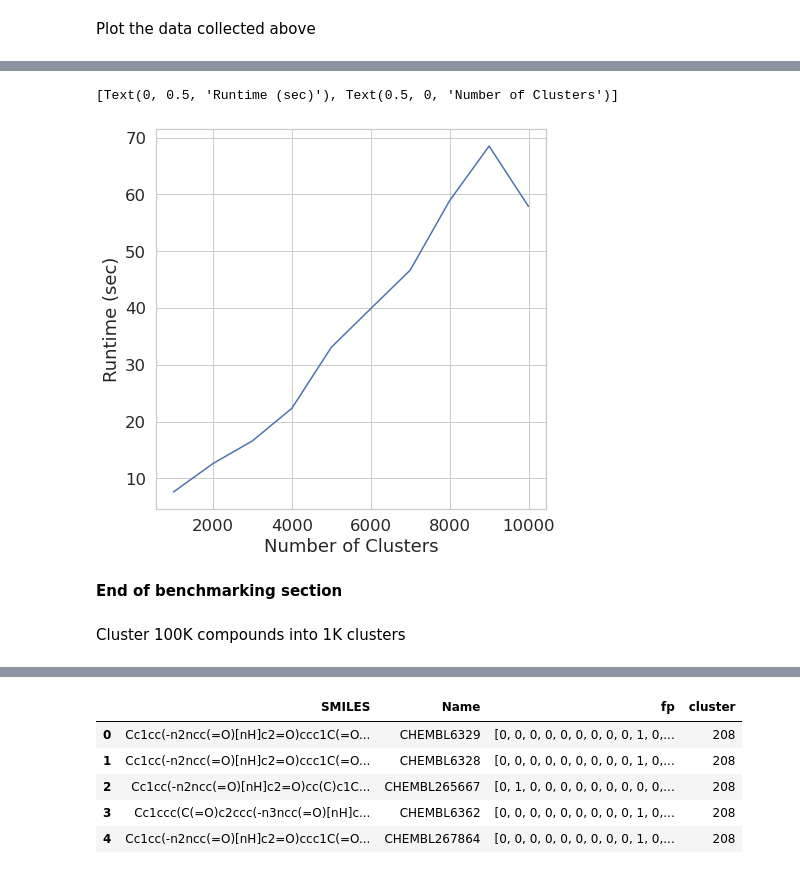
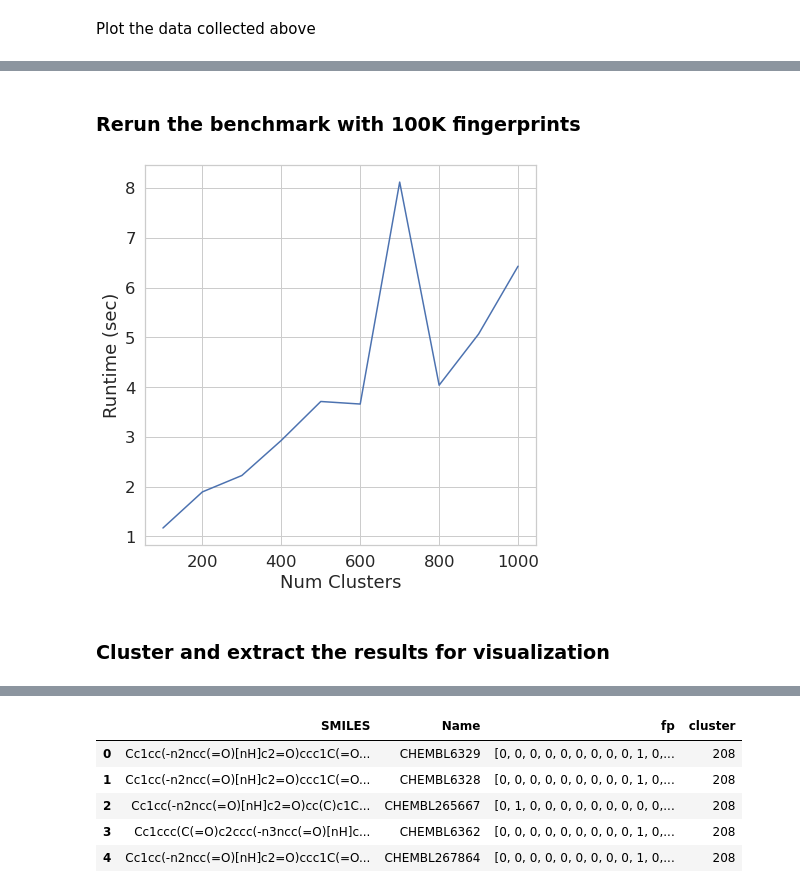
Before and after one commit to PatWalters/rapids_cheminformatics, a Jupyter notebook: rapids_kmeans.ipynb, the cells around one changed output, grey strips where cells are left out. Drawn from its saved outputs; the diff is of its cells as text; code cells hidden in the pictures.

Commit message:
updated notebook text

```diff
--- a/rapids_kmeans.ipynb
+++ b/rapids_kmeans.ipynb
@@ -120,7 +136,14 @@ Benchmark the runtime for clustering 100OK compounds into 1K to 10K clusters
 # %%
-rt_list = []
-for n_clusters in tqdm(range(1000,11000,1000)):
+rp_rt_list = []
+for n_clusters in tqdm(cluster_range):
     start = time.time()
     km = KMeans(n_clusters=n_clusters)
     km_res = km.fit_predict(cu_df)
-    rt_list.append([n_clusters, time.time()-start])
+    rp_rt_list.append([n_clusters, time.time()-start])
+# %%
+sk_rt_list = []
+for n_clusters in tqdm(cluster_range):
+    start = time.time()
+    km = MiniBatchKMeans(n_clusters=n_clusters, init_size=3*n_clusters)
+    km_res = km.fit_predict(desc_10k)
+    sk_rt_list.append([n_clusters, time.time()-start])
@@ -135,14 +178,20 @@ Plot the data collected above
+# %% [markdown]
+### Rerun the benchmark with 100K fingerprints
+# %%
+cudf_100k = np2cudf(desc)
+# %%
+rp_rt_list = []
+for n_clusters in tqdm(cluster_range):
+    start = time.time()
+    km = KMeans(n_clusters=n_clusters)
+    km_res = km.fit_predict(cudf_100k)
+    rp_rt_list.append([n_clusters, time.time()-start])
 # %%
-x = [x[0] for x in rt_list]
-y = [x[1] for x in rt_list]
-ax = sns.lineplot(x,y)
-ax.set(xlabel="Number of Clusters",ylabel="Runtime (sec)")
+ax = sns.lineplot([x[0] for x in rp_rt_list],[x[1] for x in rp_rt_list])
+_ = ax.set(xlabel="Num Clusters",ylabel="Runtime (sec)")
 # %% [output]
-[Text(0, 0.5, 'Runtime (sec)'), Text(0.5, 0, 'Number of Clusters')]
-[figure, old version]
+[figure, new version]
-# %% [markdown]
-**End of benchmarking section**
-# %% [markdown]
-Cluster 100K compounds into 1K clusters
+# %% [markdown]
+### Cluster and extract the results for visualization
 # %%
 km = KMeans(n_clusters=1000)
```
Also changed, not shown: parts of 20 cells of this notebook.
